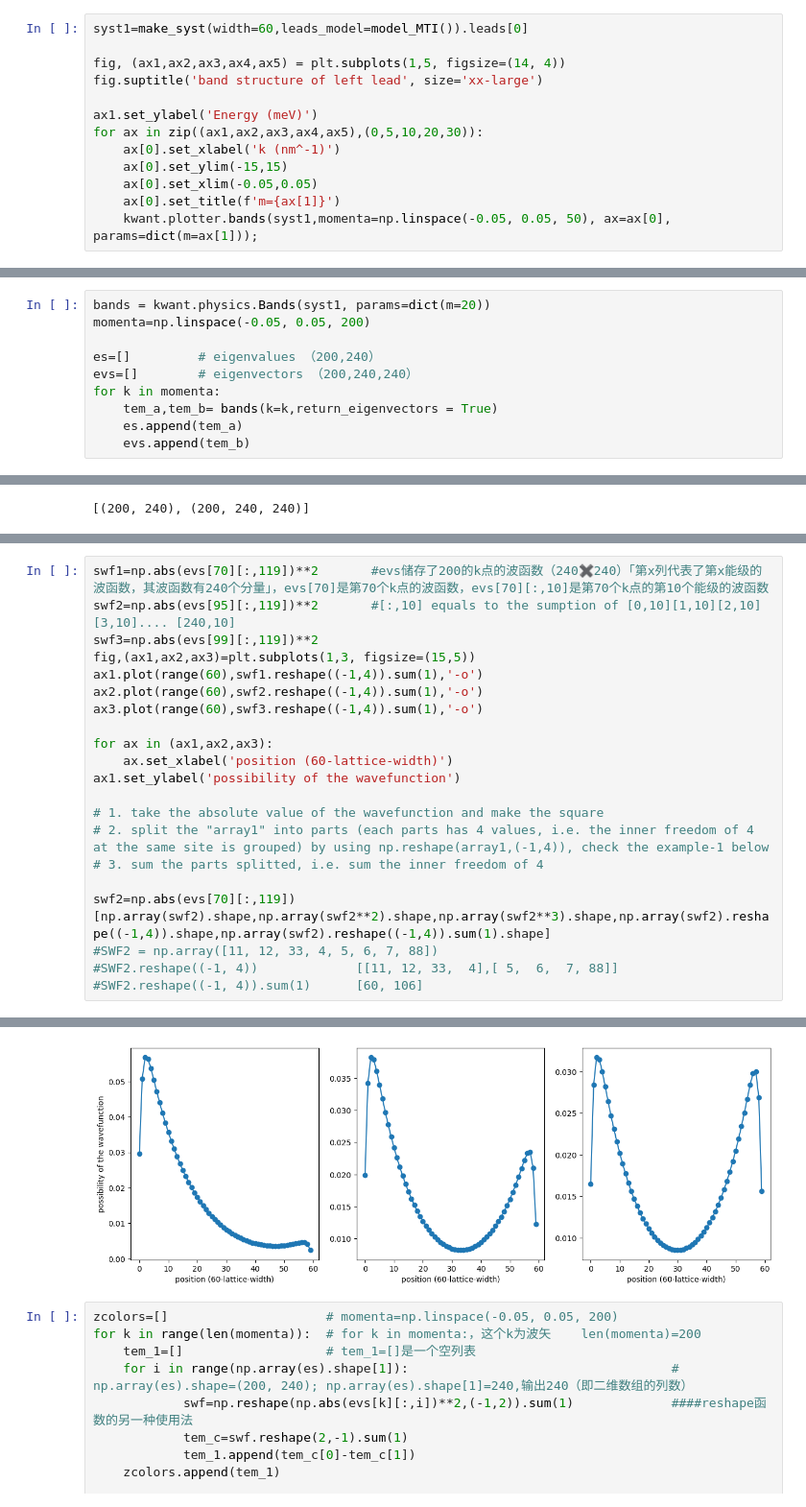
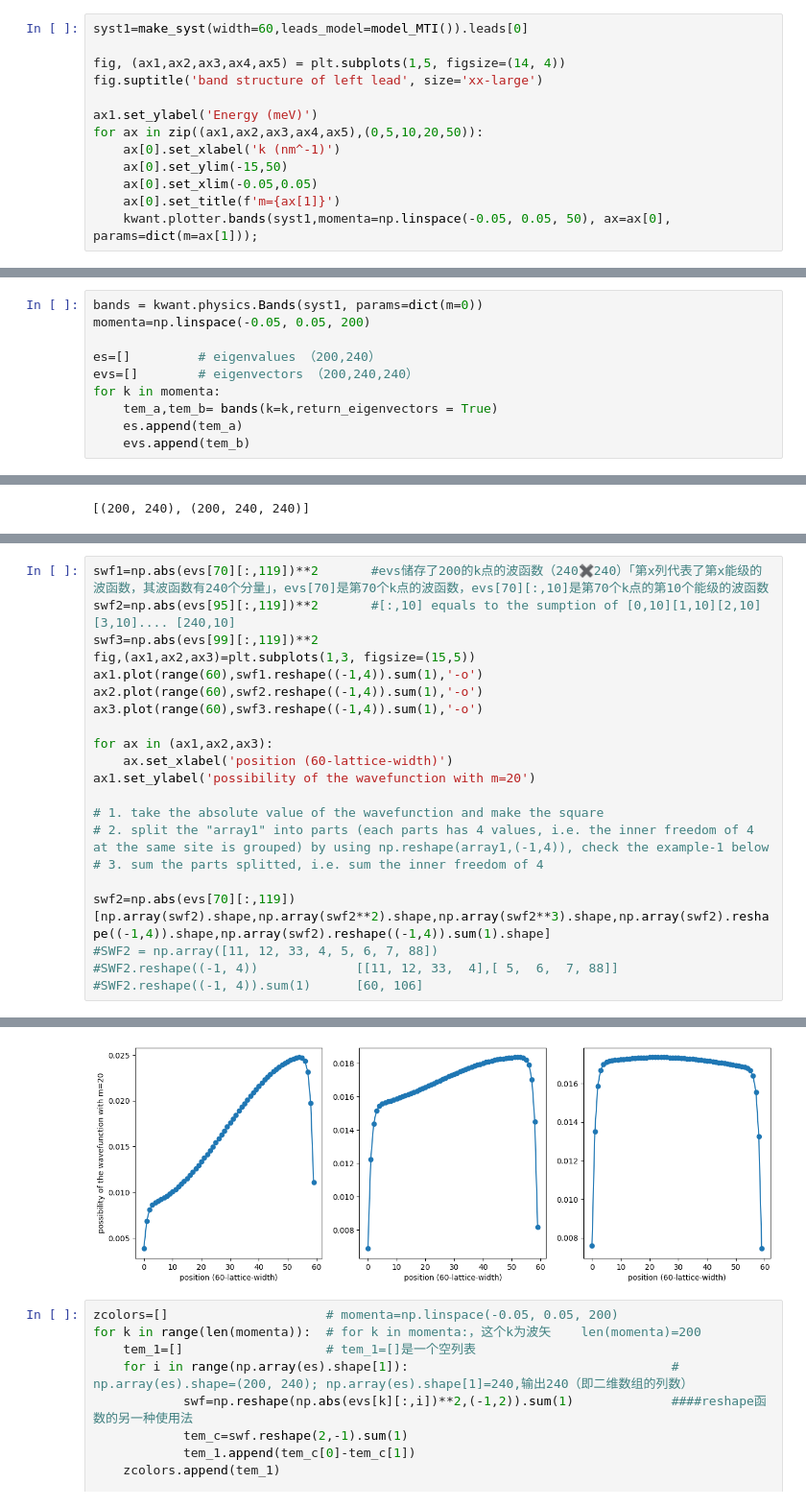
Before and after one commit to Xky123ff/GIT--DEMO, a Jupyter notebook: r_c-c.ipynb, the cells around one changed output, grey strips where cells are left out. Shown at 96% size. Cells and saved outputs as stored; diff of their text form.

```diff
--- a/r_c-c.ipynb
+++ b/r_c-c.ipynb
@@ -117,9 +119,9 @@ fig, (ax1,ax2,ax3,ax4,ax5) = plt.subplots(1,5, figsize=(14, 4))
 fig.suptitle('band structure of left lead', size='xx-large')
 
 ax1.set_ylabel('Energy (meV)')
-for ax in zip((ax1,ax2,ax3,ax4,ax5),(0,5,10,20,30)):
+for ax in zip((ax1,ax2,ax3,ax4,ax5),(0,5,10,20,50)):
     ax[0].set_xlabel('k (nm^-1)')
-    ax[0].set_ylim(-15,15)
+    ax[0].set_ylim(-15,50)
     ax[0].set_xlim(-0.05,0.05)
     ax[0].set_title(f'm={ax[1]}')
     kwant.plotter.bands(syst1,momenta=np.linspace(-0.05, 0.05, 50), ax=ax[0], params=dict(m=ax[1]));
@@ -291,7 +281,7 @@ plt.show()
 # %%
 syst1=make_syst(width=60,leads_model=model_MTI()).leads[0]
 # %%
-bands = kwant.physics.Bands(syst1, params=dict(m=20))
+bands = kwant.physics.Bands(syst1, params=dict(m=0))
 momenta=np.linspace(-0.05, 0.05, 200)
 
 es=[]         # eigenvalues （200,240）
@@ -322,28 +312,28 @@ plt.title('band structure for the leads with m=20');
 # %%
 swf1=np.abs(evs[70][:,119])**2       #evs储存了200的k点的波函数（240✖️240）「第x列代表了第x能级的波函数，其波函数有240个分量」，evs[70]是第70个k点的波函数，evs[70][:,10]是第70个k点的第10个能级的波函数
 swf2=np.abs(evs[95][:,119])**2       #[:,10] equals to the sumption of [0,10][1,10][2,10][3,10].... [240,10]
 swf3=np.abs(evs[99][:,119])**2
 fig,(ax1,ax2,ax3)=plt.subplots(1,3, figsize=(15,5))
 ax1.plot(range(60),swf1.reshape((-1,4)).sum(1),'-o')
 ax2.plot(range(60),swf2.reshape((-1,4)).sum(1),'-o')
 ax3.plot(range(60),swf3.reshape((-1,4)).sum(1),'-o')
 
 for ax in (ax1,ax2,ax3):
     ax.set_xlabel('position (60-lattice-width)')
-ax1.set_ylabel('possibility of the wavefunction')
+ax1.set_ylabel('possibility of the wavefunction with m=20')
 
 # 1. take the absolute value of the wavefunction and make the square
 # 2. split the "array1" into parts (each parts has 4 values, i.e. the inner freedom of 4 at the same site is grouped) by using np.reshape(array1,(-1,4)), check the example-1 below
 # 3. sum the parts splitted, i.e. sum the inner freedom of 4
 
 swf2=np.abs(evs[70][:,119])
 [np.array(swf2).shape,np.array(swf2**2).shape,np.array(swf2**3).shape,np.array(swf2).reshape((-1,4)).shape,np.array(swf2).reshape((-1,4)).sum(1).shape]
 #SWF2 = np.array([11, 12, 33, 4, 5, 6, 7, 88])
 #SWF2.reshape((-1, 4))             [[11, 12, 33,  4],[ 5,  6,  7, 88]]
 #SWF2.reshape((-1, 4)).sum(1)      [60, 106]
 # %% [output]
 [(240,), (240,), (240,), (60, 4), (60,)]
-[figure, old version]
+[figure, new version]
 # %%
 zcolors=[]                     # momenta=np.linspace(-0.05, 0.05, 200)
 for k in range(len(momenta)):  # for k in momenta:，这个k为波矢    len(momenta)=200
```
Also changed, not shown: parts of 27 cells of this notebook, 6 other files.
